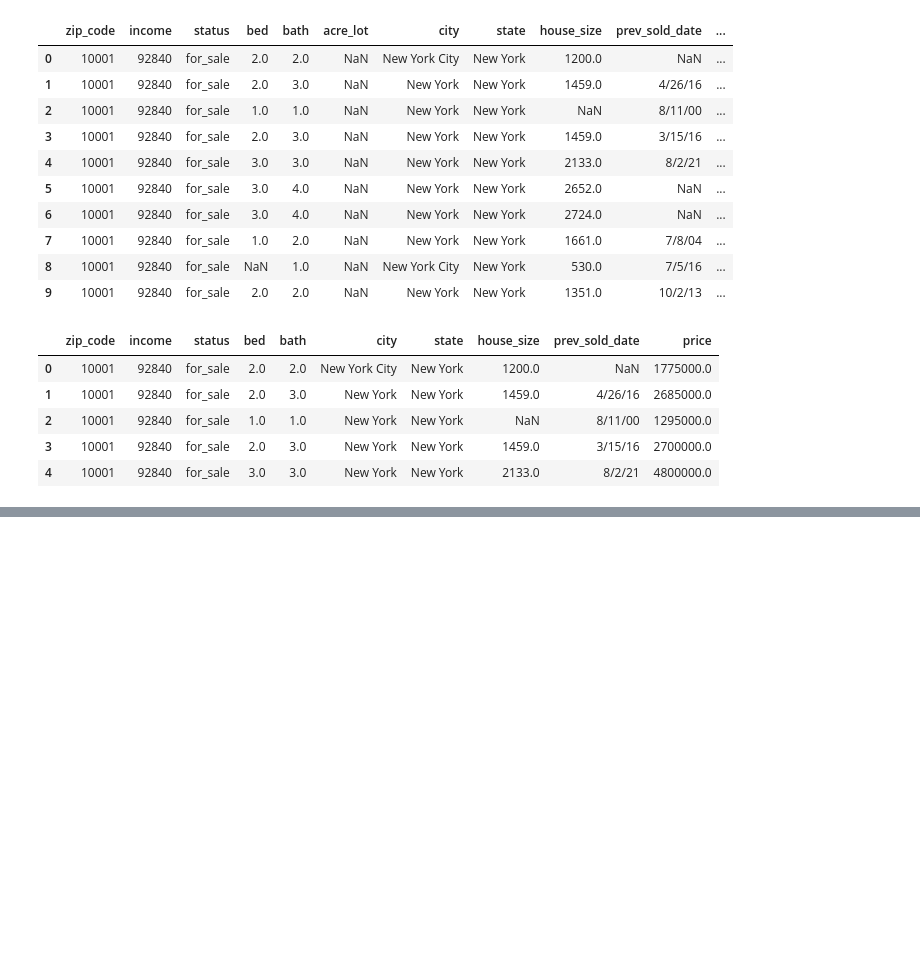
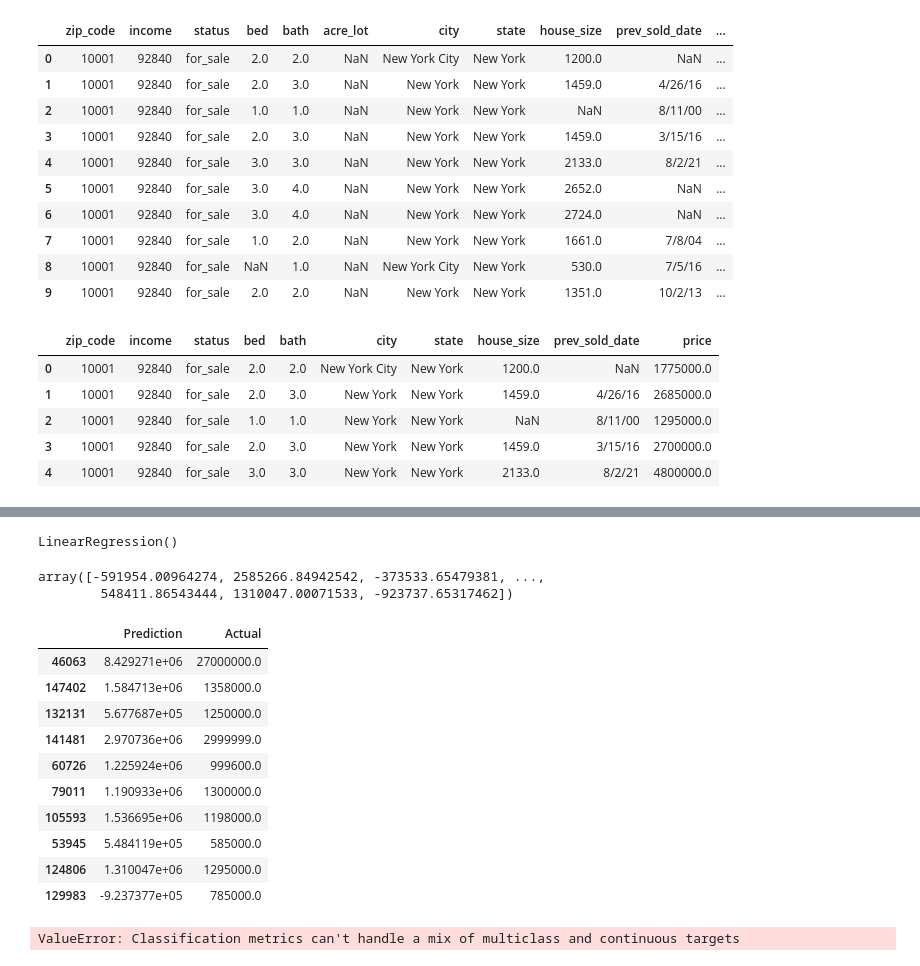
Before and after one commit to RE-Price-Predictor/ml-predictor, a Jupyter notebook: RE-Price-Predictor.ipynb, the cells around one changed output, grey strips where cells are left out. Drawn from its saved outputs; the diff is of its cells as text; code cells hidden in the pictures; blank space fills up the shorter version.

```diff
--- a/RE-Price-Predictor.ipynb
+++ b/RE-Price-Predictor.ipynb
@@ -82,0 +166,45 @@ joined_data_rows
+# %%
+# Import the train_test_learn module
+from sklearn.model_selection import train_test_split
+
+# Split the data using train_test_split
+
+X_train, X_test, y_train, y_test = train_test_split(X, y, test_size = 1/3, random_state = 0)
+# %%
+# Import the LinearRegression module from SKLearn
+from sklearn.linear_model import LinearRegression
+
+# Instantiate the Linear Regression model
+regressor = LinearRegression()
+regressor.fit(X_train, y_train)
+# %% [output]
+LinearRegression()
+# %%
+# Predictions
+
+y_pred = regressor.predict(X_test)
+# %%
+display(y_pred)
+# %% [output]
+array([-591954.00964274, 2585266.84942542, -373533.65479381, ...,
+        548411.86543444, 1310047.00071533, -923737.65317462])
+# %%
+pd.DataFrame({"Prediction": y_pred, "Actual": y_test}).tail(10)
+# %% [output]
+|  | Prediction | Actual |
+| 46063 | 8.429271e+06 | 27000000.0 |
+| 147402 | 1.584713e+06 | 1358000.0 |
+| 132131 | 5.677687e+05 | 1250000.0 |
+| 141481 | 2.970736e+06 | 2999999.0 |
+| 60726 | 1.225924e+06 | 999600.0 |
+| 79011 | 1.190933e+06 | 1300000.0 |
+| 105593 | 1.536695e+06 | 1198000.0 |
+| 53945 | 5.484119e+05 | 585000.0 |
+| 124806 | 1.310047e+06 | 1295000.0 |
+| 129983 | -9.237377e+05 | 785000.0 |
+# %%
+# Print the balanced_accuracy score of the model
+from sklearn.metrics import accuracy_score, classification_report
+accuracy_score(y_test, y_pred)
+# %% [output]
+ValueError: Classification metrics can't handle a mix of multiclass and continuous targets
```
Also changed, not shown: parts of 8 cells of this notebook, 1 other file.
